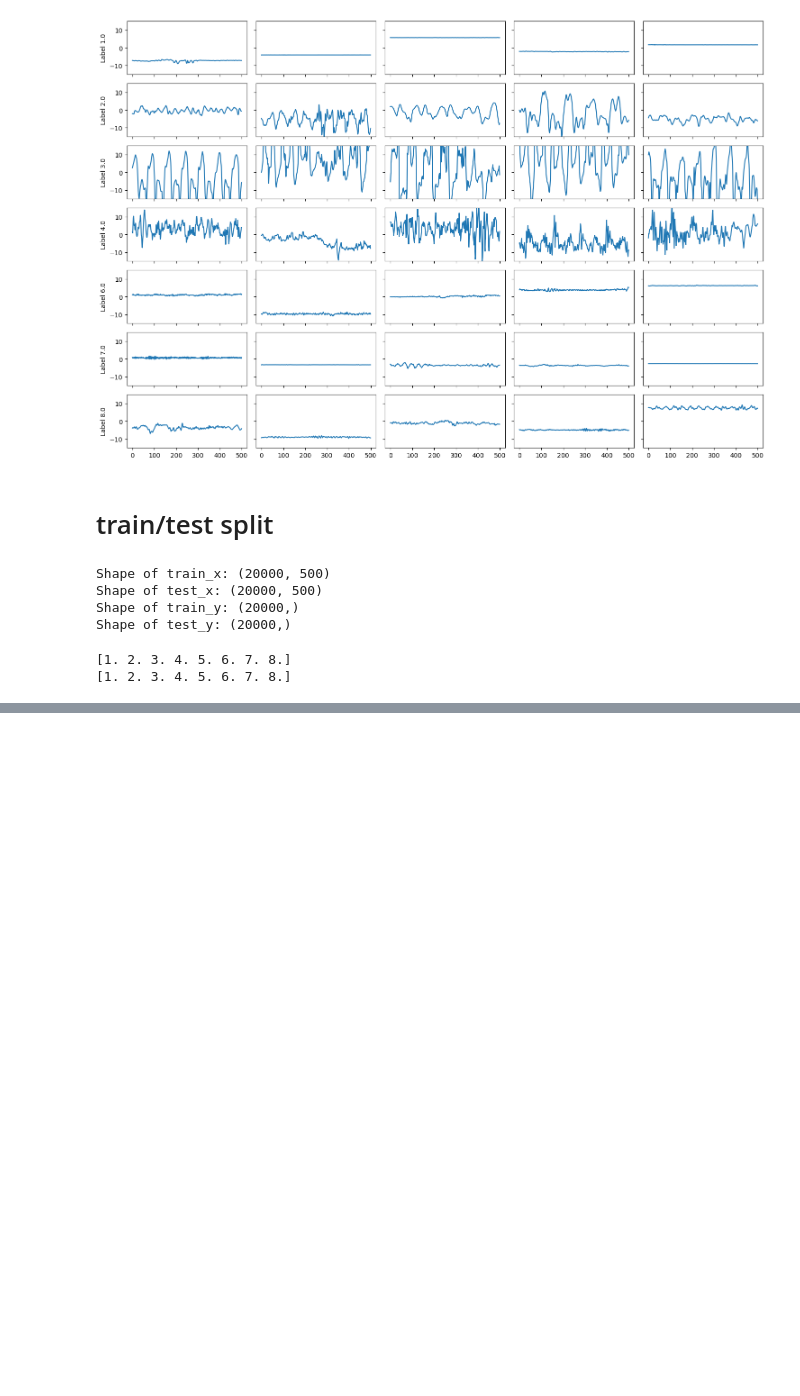
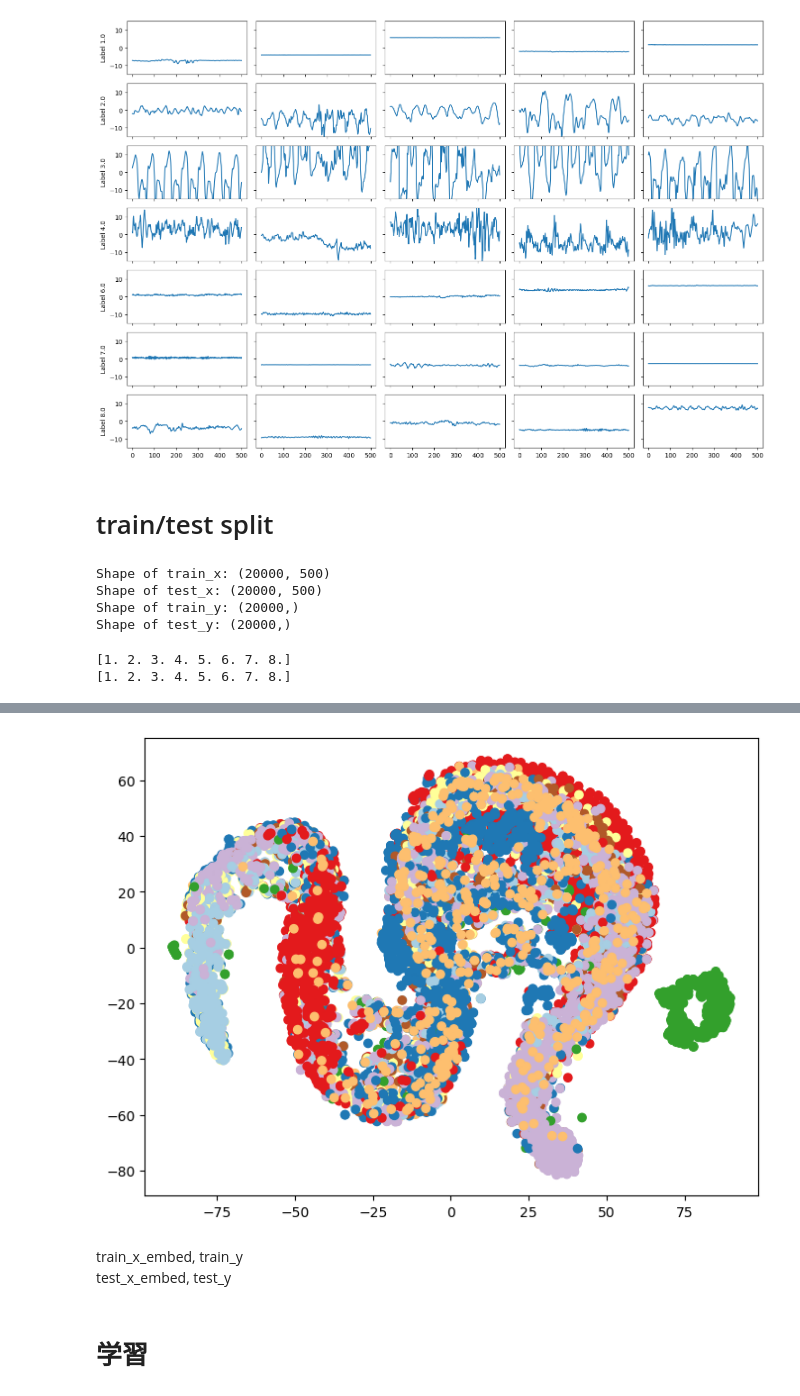
Before and after one commit to kaiKyutech/SHL_2024, a Jupyter notebook: my_アンサンブル_v4.ipynb, the cells around one changed output, grey strips where cells are left out. Drawn from its saved outputs; the diff is of its cells as text; code cells hidden in the pictures; blank space fills up the shorter version.

```diff
--- a/my_アンサンブル_v4.ipynb
+++ b/my_アンサンブル_v4.ipynb
@@ -114,0 +147,7 @@ print(np.unique(test_y))
+# %%
+
+
+# Visualize features
+test_x_emb, test_y_emb = plot_tsne(test_x, test_y)
+# %% [output]
+[figure, added]
@@ -115,3 +157,8 @@ print(np.unique(test_y))
+# %% [markdown]
+train_x_embed, train_y
+test_x_embed, test_y
+# %% [markdown]
+# 学習
 # %%
 clf = BalancedRandomForestClassifier(
     n_estimators=2000,
```
Also changed, not shown: parts of 6 cells of this notebook.
